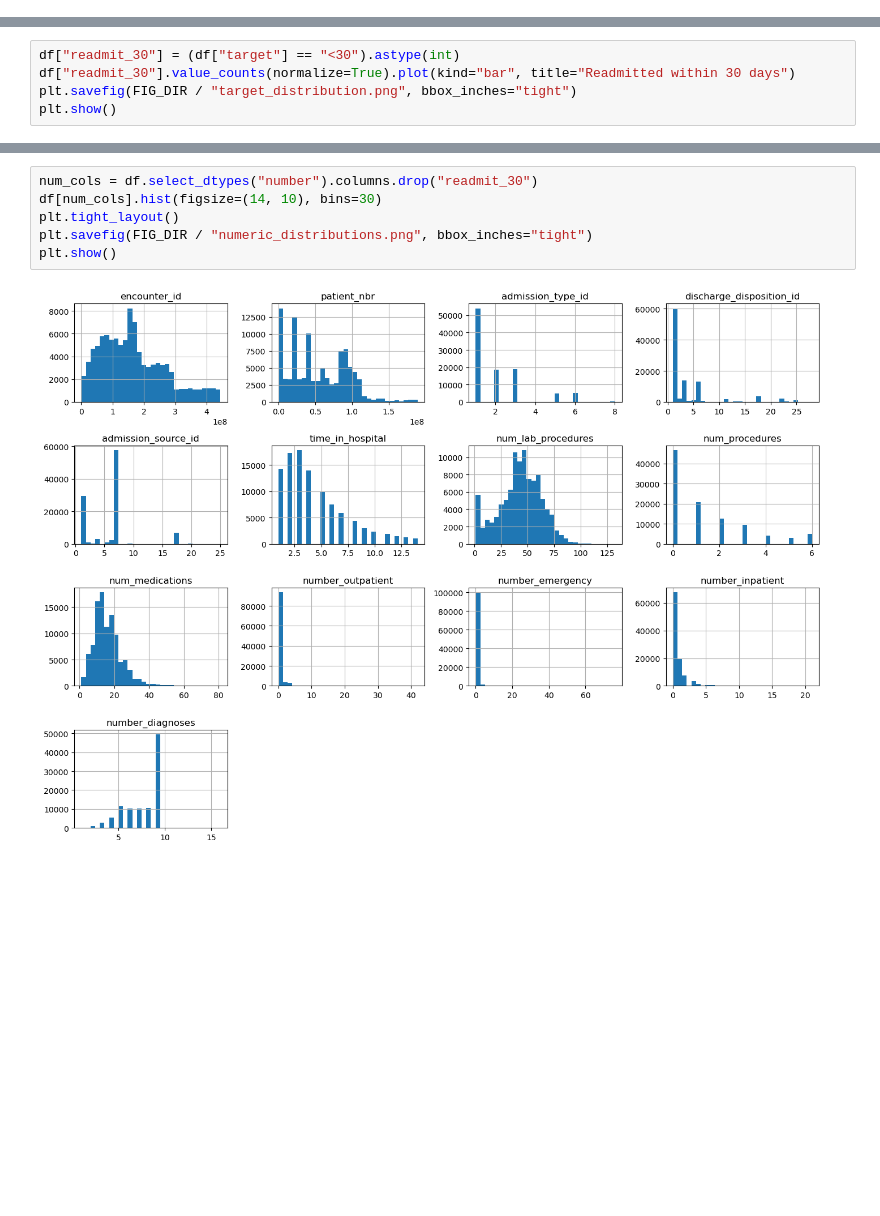
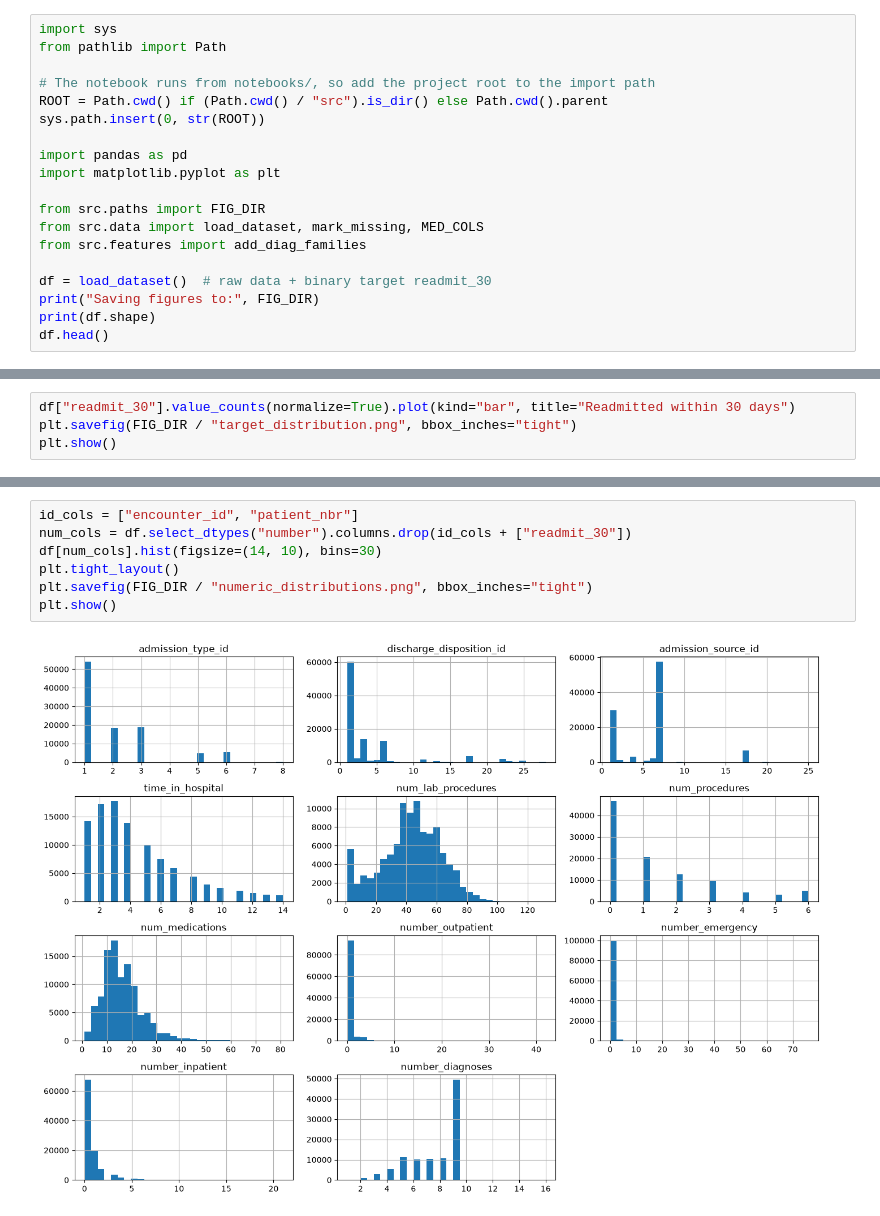
Before and after one commit to andreapenacastro/diabetes-readmission-ml, a Jupyter notebook: notebooks/01_eda.ipynb, the cells around one changed output, grey strips where cells are left out. Saved outputs shown, nothing was run; the diff lists cells and outputs as text; blank space fills up the shorter version.

Commit message:
Restructure EDA notebook to import from src and back each finding with code

```diff
--- a/notebooks/01_eda.ipynb
+++ b/notebooks/01_eda.ipynb
@@ -38,0 +11,19 @@ Saving figures to: /Users/andreapenacastro/Downloads/1 School/Albert School/albe
+# %%
+import sys
+from pathlib import Path
+
+# The notebook runs from notebooks/, so add the project root to the import path
+ROOT = Path.cwd() if (Path.cwd() / "src").is_dir() else Path.cwd().parent
+sys.path.insert(0, str(ROOT))
+
+import pandas as pd
+import matplotlib.pyplot as plt
+
+from src.paths import FIG_DIR
+from src.data import load_dataset, mark_missing, MED_COLS
+from src.features import add_diag_families
+
+df = load_dataset()  # raw data + binary target readmit_30
+print("Saving figures to:", FIG_DIR)
+print(df.shape)
+df.head()
@@ -73,5 +86,4 @@ Name: proportion, dtype: float64
 # %%
-df["readmit_30"] = (df["target"] == "<30").astype(int)
 df["readmit_30"].value_counts(normalize=True).plot(kind="bar", title="Readmitted within 30 days")
 plt.savefig(FIG_DIR / "target_distribution.png", bbox_inches="tight")
 plt.show()
@@ -97,8 +114,9 @@ dtype: float64
 # %%
-num_cols = df.select_dtypes("number").columns.drop("readmit_30")
+id_cols = ["encounter_id", "patient_nbr"]
+num_cols = df.select_dtypes("number").columns.drop(id_cols + ["readmit_30"])
 df[num_cols].hist(figsize=(14, 10), bins=30)
 plt.tight_layout()
 plt.savefig(FIG_DIR / "numeric_distributions.png", bbox_inches="tight")
 plt.show()
 # %% [output]
-[figure, old version]
+[figure, new version]
```
Also changed, not shown: parts of 30 cells of this notebook, 6 other files.
